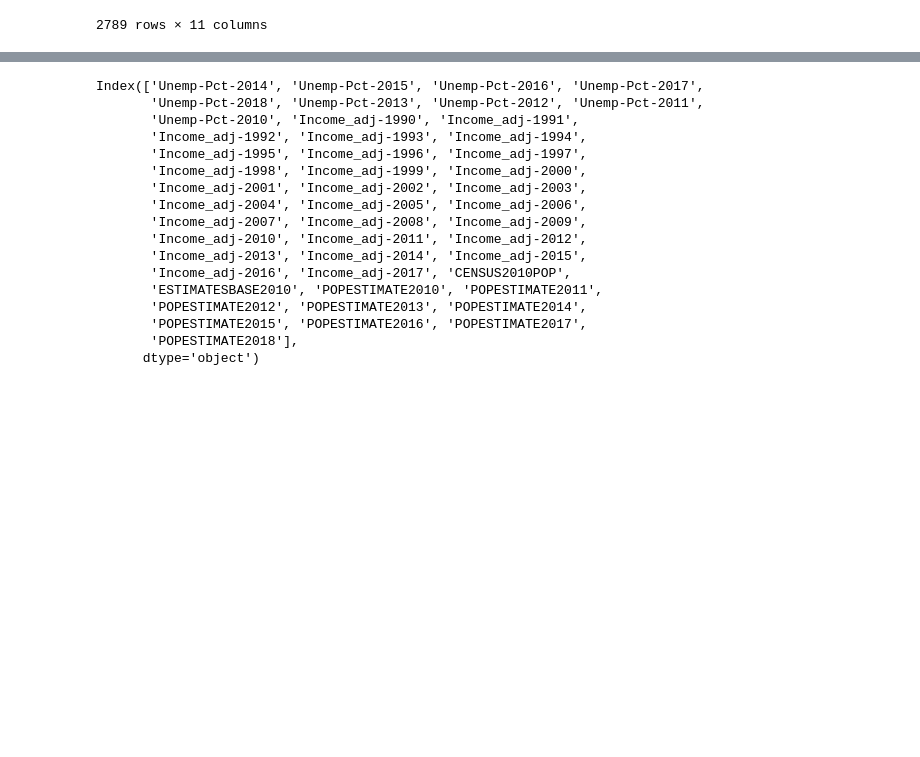
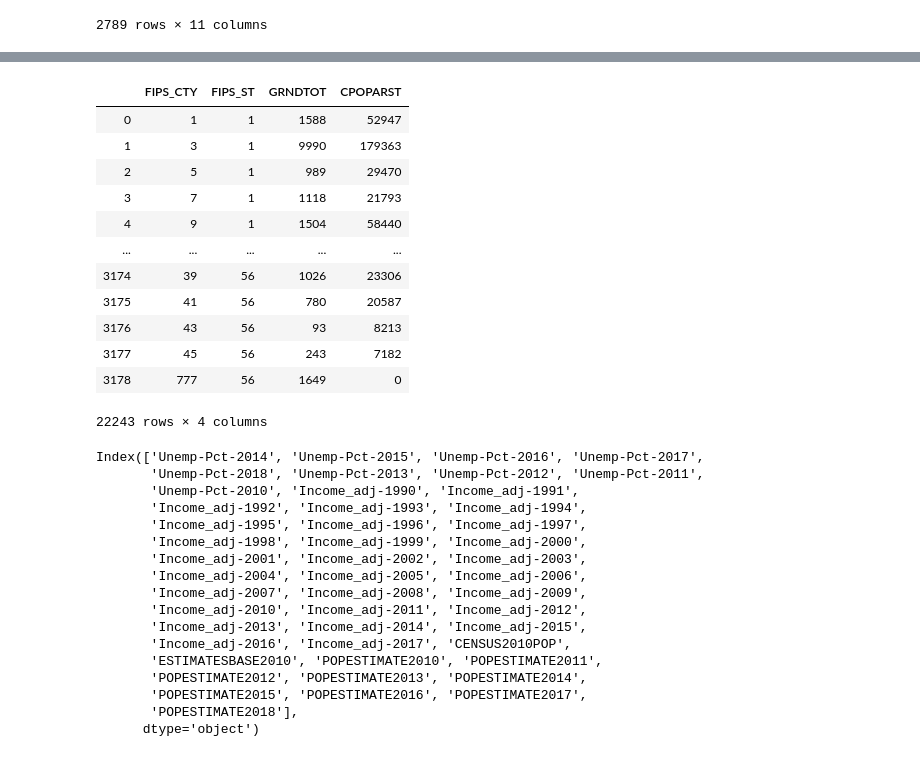
Before and after one commit to erv4gen/Research-Salvage-Autos, a Jupyter notebook: Structure-Demographics-County.ipynb, the cells around one changed output, grey strips where cells are left out. Drawn from its saved outputs; the diff is of its cells as text; code cells hidden in the pictures; blank space fills up the shorter version.

```diff
--- a/Structure-Demographics-County.ipynb
+++ b/Structure-Demographics-County.ipynb
@@ -180,0 +207,33 @@ pop.sort_index()
+# %%
+#crime data
+path_to_cirme = '/home/vlad/csv/US-Crime/'
+path_to_crime_files = glob.glob(path_to_cirme+'*')
+
+crime_df = pd.concat([(pd.read_csv(path_,sep='\t')
+                       .assign(year = path_.split('-')[-1]
+                                           .split('.')[0]
+                              )
+                      )
+
+                      for path_ in path_to_crime_files])
+
+print(crime_df.info()
+      ,crime_df.head()
+     ,(crime_df.reset_index()
+       .groupby('year')['index'].count()
+       .sort_values(ascending=False)
+      )
+     )
+
+crime_df['FIPS_ST'] = crime_df['FIPS']
+
+crime_df_filt = pd.merge(crime_df[['FIPS_CTY' #county code
+                                   ,'FIPS_ST' #state code
+                          ,'GRNDTOT' #Total number of insedents
+                          ,'CPOPARST' #TOT CNTY POPULATION-AGENCIES RPRT ARRSTS
+
+                         ]]
+                         ,county_codes
+                         ,left_on = 'FIPS_CTY'
+                         ,right_on= 'FIPS'
+                        )
@@ -181,3 +261,24 @@ pop.sort_index()
+# %%
+crime_df[['FIPS_CTY' #county code
+                                   ,'FIPS_ST' #state code
+                          ,'GRNDTOT' #Total number of insedents
+                          ,'CPOPARST' #TOT CNTY POPULATION-AGENCIES RPRT ARRSTS
+
+                         ]]
+# %% [output]
+|  | FIPS_CTY | FIPS_ST | GRNDTOT | CPOPARST |
+| 0 | 1 | 1 | 1588 | 52947 |
+| 1 | 3 | 1 | 9990 | 179363 |
+| 2 | 5 | 1 | 989 | 29470 |
+| 3 | 7 | 1 | 1118 | 21793 |
+| 4 | 9 | 1 | 1504 | 58440 |
+| ... | ... | ... | ... | ... |
+| 3174 | 39 | 56 | 1026 | 23306 |
+| 3175 | 41 | 56 | 780 | 20587 |
+| 3176 | 43 | 56 | 93 | 8213 |
+| 3177 | 45 | 56 | 243 | 7182 |
+| 3178 | 777 | 56 | 1649 | 0 |
+22243 rows × 4 columns
 # %%
 # joint_full = unempdf.join(income_df).join(pop)
 
```
Also changed, not shown: parts of 4 cells of this notebook.
